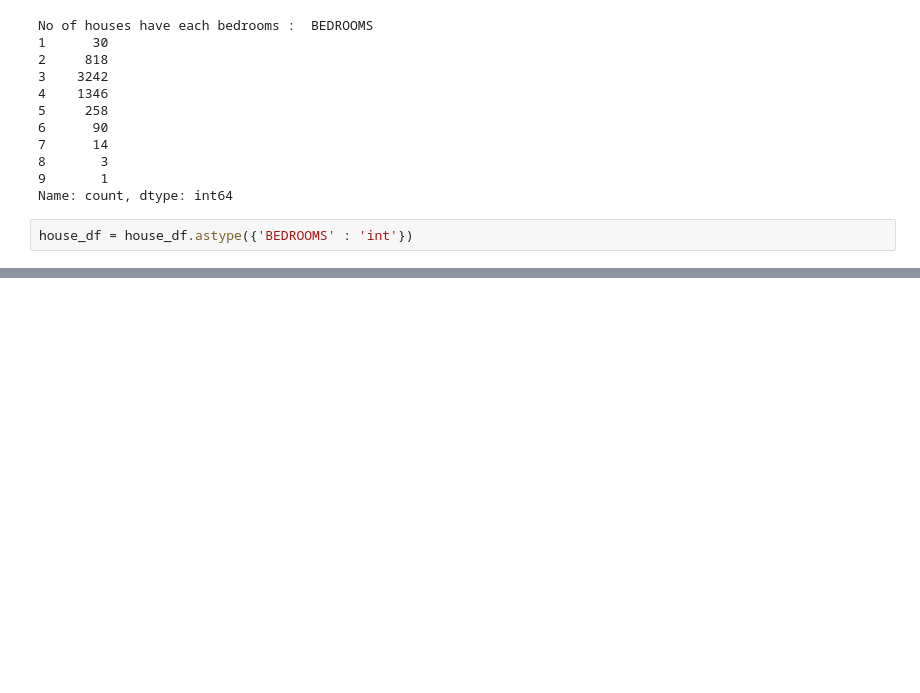
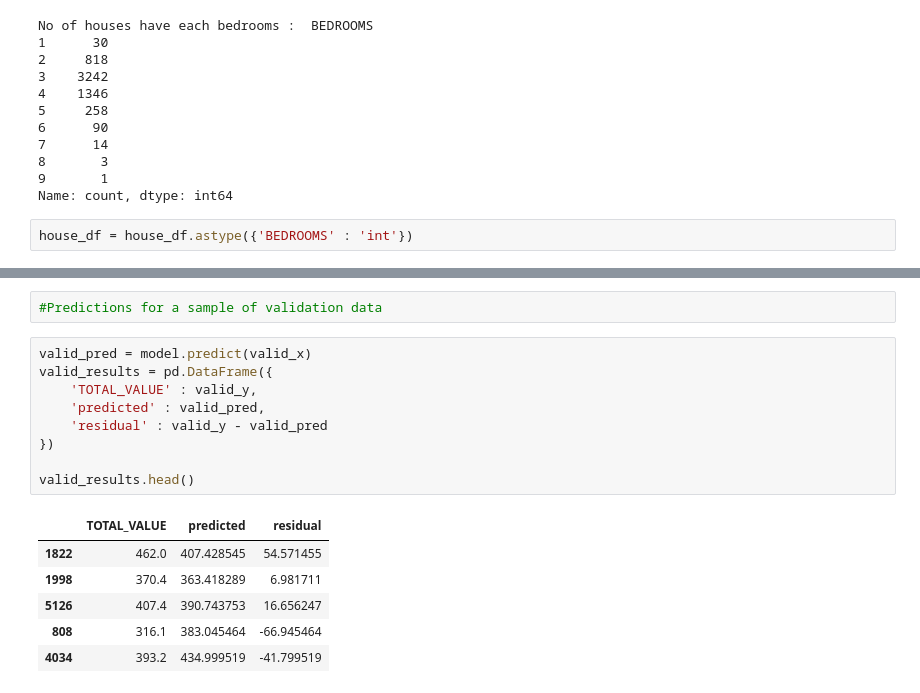
Before and after one commit to Surbhit1508/Data-Mining-for-Business-Analytics, a Jupyter notebook: Jan28_Practice.ipynb, the cells around one changed output, grey strips where cells are left out. Cells and saved outputs as stored; diff of their text form; blank space fills up the shorter version.

```diff
--- a/Jan28_Practice.ipynb
+++ b/Jan28_Practice.ipynb
@@ -366,0 +550,18 @@ house_df = house_df.astype({'BEDROOMS' : 'int'})
+# %%
+#Predictions for a sample of validation data
+# %%
+valid_pred = model.predict(valid_x)
+valid_results = pd.DataFrame({
+    'TOTAL_VALUE' : valid_y,
+    'predicted' : valid_pred,
+    'residual' : valid_y - valid_pred
+})
+
+valid_results.head()
+# %% [output]
+|  | TOTAL_VALUE | predicted | residual |
+| 1822 | 462.0 | 407.428545 | 54.571455 |
+| 1998 | 370.4 | 363.418289 | 6.981711 |
+| 5126 | 407.4 | 390.743753 | 16.656247 |
+| 808 | 316.1 | 383.045464 | -66.945464 |
+| 4034 | 393.2 | 434.999519 | -41.799519 |
```
Also changed, not shown: parts of 25 cells of this notebook.
